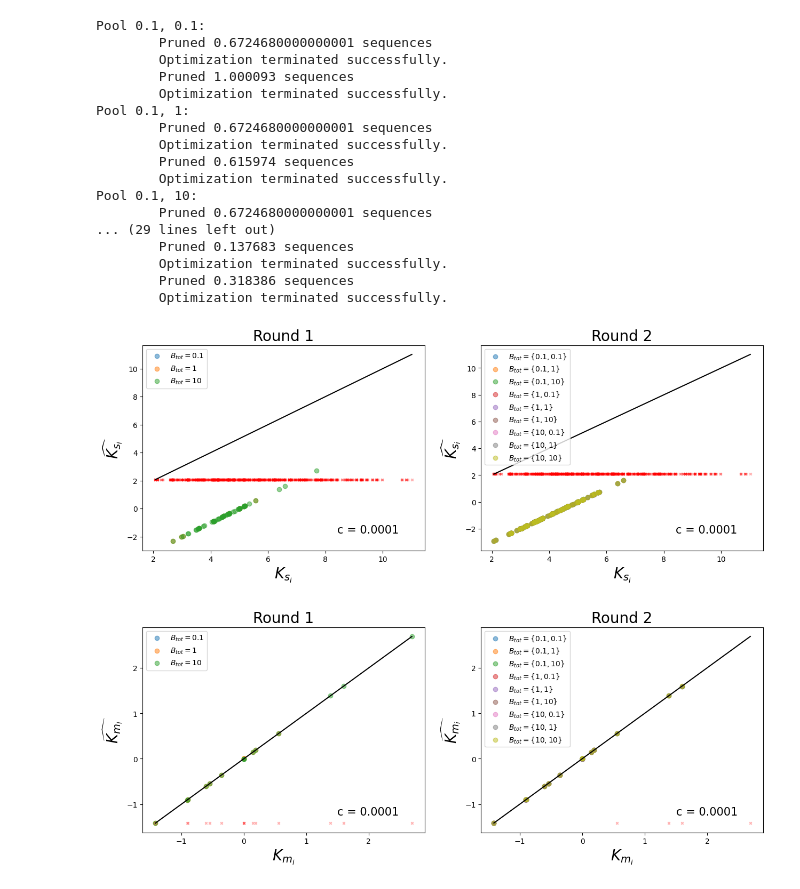
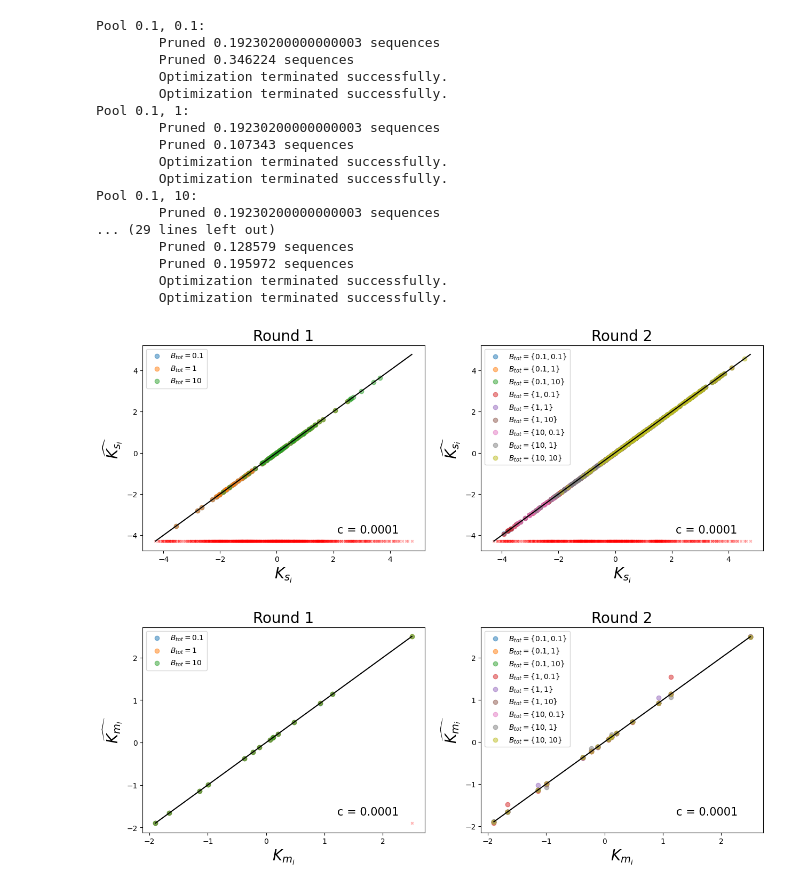
Before and after one commit to JoshuaGensel/dmMIME_correction, a Jupyter notebook: src/new_correction_test.ipynb, the cells around one changed output. Drawn from its saved outputs; the diff is of its cells as text; code cells hidden in the pictures.

Commit message:
started interaction inference implementation

```diff
--- a/src/new_correction_test.ipynb
+++ b/src/new_correction_test.ipynb
@@ -4,29 +4,29 @@ import scipy as sp
 import new_correction as nc
 import matplotlib.pyplot as plt
 # %%
-path = '/datadisk/MIME/deterministic_kdwte_test/'
+path = '/datadisk/MIME/deterministic_epi05_test/'
 protein_concentrations = [0.1, 1, 10]
-number_sequences = 200000
+number_sequences = 1
 c = 0.0001
 # %%
-logK_sequences_r1, logK_mutations_r1, logK_sequences_r2, logK_mutations_r2, ground_truth, round_1_sequence_effects, round_2_sequence_effects = nc.logK_inference(path, protein_concentrations, c)
+logK_sequences_r1, logK_mutations_r1, interactions_r1, logK_sequences_r2, logK_mutations_r2, interactions_r2, single_effects, interactions, round_1_sequence_effects, round_2_sequence_effects= nc.logK_inference(path, protein_concentrations, c)
 # %% [output]
 Pool 0.1, 0.1:
-        Pruned 0.6724680000000001 sequences
+        Pruned 0.19230200000000003 sequences
+        Pruned 0.346224 sequences
         Optimization terminated successfully.
-        Pruned 1.000093 sequences
         Optimization terminated successfully.
 Pool 0.1, 1:
-        Pruned 0.6724680000000001 sequences
+        Pruned 0.19230200000000003 sequences
+        Pruned 0.107343 sequences
         Optimization terminated successfully.
-        Pruned 0.615974 sequences
         Optimization terminated successfully.
 Pool 0.1, 10:
-        Pruned 0.6724680000000001 sequences
+        Pruned 0.19230200000000003 sequences
 ... (29 lines left out)
-        Pruned 0.137683 sequences
+        Pruned 0.128579 sequences
+        Pruned 0.195972 sequences
         Optimization terminated successfully.
-        Pruned 0.318386 sequences
         Optimization terminated successfully.
 # %%
 # set up 2 subplots
@@ -68,45 +68,45 @@ axes[1].legend(['$B_{tot} = \{0.1, 0.1\}$', '$B_{tot} = \{0.1, 1\}$', '$B_{tot}
 
 plt.show()
 # %% [output]
-[figure, old version]
+[figure, new version]
 # %%
 # set up 2 subplots
 fig, axes = plt.subplots(1, 2, figsize=(15, 5))
 
 # plot ground_truth vs logK_mutations_r1
 for i in range(0,len(protein_concentrations)**2, 3):
-    axes[0].scatter(ground_truth, logK_mutations_r1[i], alpha=0.5)
+    axes[0].scatter(single_effects, logK_mutations_r1[i], alpha=0.5)
 # set x and y labels
 axes[0].set_xlabel('$K_{m_i}$', fontsize=20)
 axes[0].set_ylabel('$\widehat{K_{m_i}}$', fontsize=20)
 # set title
 axes[0].set_title('Round 1', fontsize=20)
 # plot 1:1 line
-axes[0].plot([np.min(ground_truth), np.max(ground_truth)], [np.min(ground_truth), np.max(ground_truth)], color='black')
+axes[0].plot([np.min(single_effects), np.max(single_effects)], [np.min(single_effects), np.max(single_effects)], color='black')
 # add c text top left
 axes[0].text(0.8, 0.1, 'c = ' + str(c), horizontalalignment='center', verticalalignment='center', transform=axes[0].transAxes, fontsize=15)
 # add ticks where logK_mutations_r1 = nan
-axes[0].scatter(ground_truth[np.isnan(logK_mutations_r1[1])], np.min(ground_truth)*np.ones(len(ground_truth[np.isnan(logK_mutations_r1[1])])), color='red', marker='x', s=10, alpha=0.3)
+axes[0].scatter(single_effects[np.isnan(logK_mutations_r1[1])], np.min(single_effects)*np.ones(len(single_effects[np.isnan(logK_mutations_r1[1])])), color='red', marker='x', s=10, alpha=0.3)
 # add legend
 axes[0].legend(['$B_{tot} = 0.1$', '$B_{tot} = 1$', '$B_{tot} = 10$'], fontsize=10)
 
-# plot ground_truth vs logK_mutations_r2
+# plot single_effects vs logK_mutations_r2
 for i in range(len(protein_concentrations)**2):
-    axes[1].scatter(ground_truth, logK_mutations_r2[i], alpha=0.5)
+    axes[1].scatter(single_effects, logK_mutations_r2[i], alpha=0.5)
 # set x and y labels
 axes[1].set_xlabel('$K_{m_i}$', fontsize=20)
 axes[1].set_ylabel('$\widehat{K_{m_i}}$', fontsize=20)
 # set title
 axes[1].set_title('Round 2', fontsize=20)
 # plot 1:1 line
-axes[1].plot([np.min(ground_truth), np.max(ground_truth)], [np.min(ground_truth), np.max(ground_truth)], color='black')
+axes[1].plot([np.min(single_effects), np.max(single_effects)], [np.min(single_effects), np.max(single_effects)], color='black')
 # add ticks where logK_mutations_r2 = nan
-axes[1].scatter(ground_truth[np.isnan(logK_mutations_r2[1])], np.min(ground_truth)*np.ones(len(ground_truth[np.isnan(logK_mutations_r2[1])])), color='red', marker='x', s=10, alpha=0.3)
+axes[1].scatter(single_effects[np.isnan(logK_mutations_r2[1])], np.min(single_effects)*np.ones(len(single_effects[np.isnan(logK_mutations_r2[1])])), color='red', marker='x', s=10, alpha=0.3)
 # add c text bottom right
 axes[1].text(0.8, 0.1, 'c = ' + str(c), horizontalalignment='center', verticalalignment='center', transform=axes[1].transAxes, fontsize=15)
 # add legend top left
 axes[1].legend(['$B_{tot} = \{0.1, 0.1\}$', '$B_{tot} = \{0.1, 1\}$', '$B_{tot} = \{0.1, 10\}$', '$B_{tot} = \{1, 0.1\}$', '$B_{tot} = \{1, 1\}$', '$B_{tot} = \{1, 10\}$', '$B_{tot} = \{10, 0.1\}$', '$B_{tot} = \{10, 1\}$', '$B_{tot} = \{10, 10\}$'], fontsize=10)
 
 plt.show()
 # %% [output]
-[figure, old version]
+[figure, new version]
```
Also changed, not shown: parts of 2 cells of this notebook, 3 other files.
